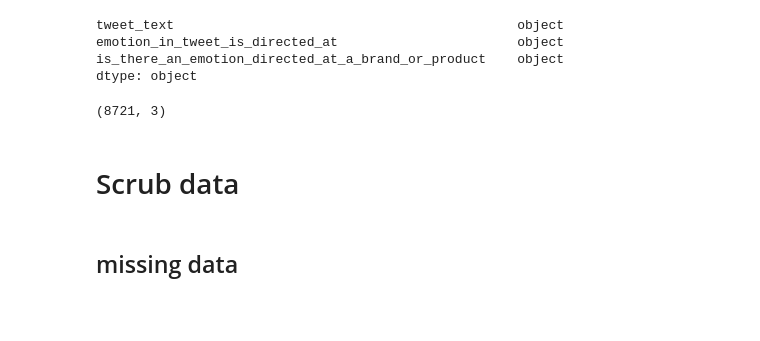
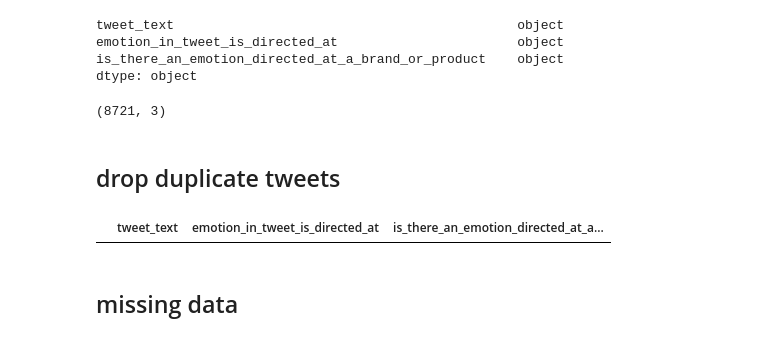
Before and after one commit to 8REN/NLP_sentiment_classification_tweets, a Jupyter notebook: sentiment_analysis_notebook.ipynb, the cells around one changed output. Saved outputs shown, nothing was run; the diff lists cells and outputs as text; code cells hidden in the pictures; blank space fills up the shorter version.

```diff
--- a/sentiment_analysis_notebook.ipynb
+++ b/sentiment_analysis_notebook.ipynb
@@ -260,3 +260,10 @@ dtype: object
 data.shape
 # %% [output]
 (8721, 3)
+# %% [markdown]
+## drop duplicate tweets
+# %%
+dups = data[data.duplicated(subset=['tweet_text'])]
+dups
+# %% [output]
+|  | tweet_text | emotion_in_tweet_is_directed_at | is_there_an_emotion_directed_at_a... |
@@ -267,5 +274,3 @@ data.drop_duplicates(subset='tweet', keep='first', inplace=True)
-# %% [markdown]
-# Scrub data
 # %% [markdown]
 ##  missing data
 # %% [markdown]
```
Also changed, not shown: parts of 150 cells of this notebook, 11 other files.
